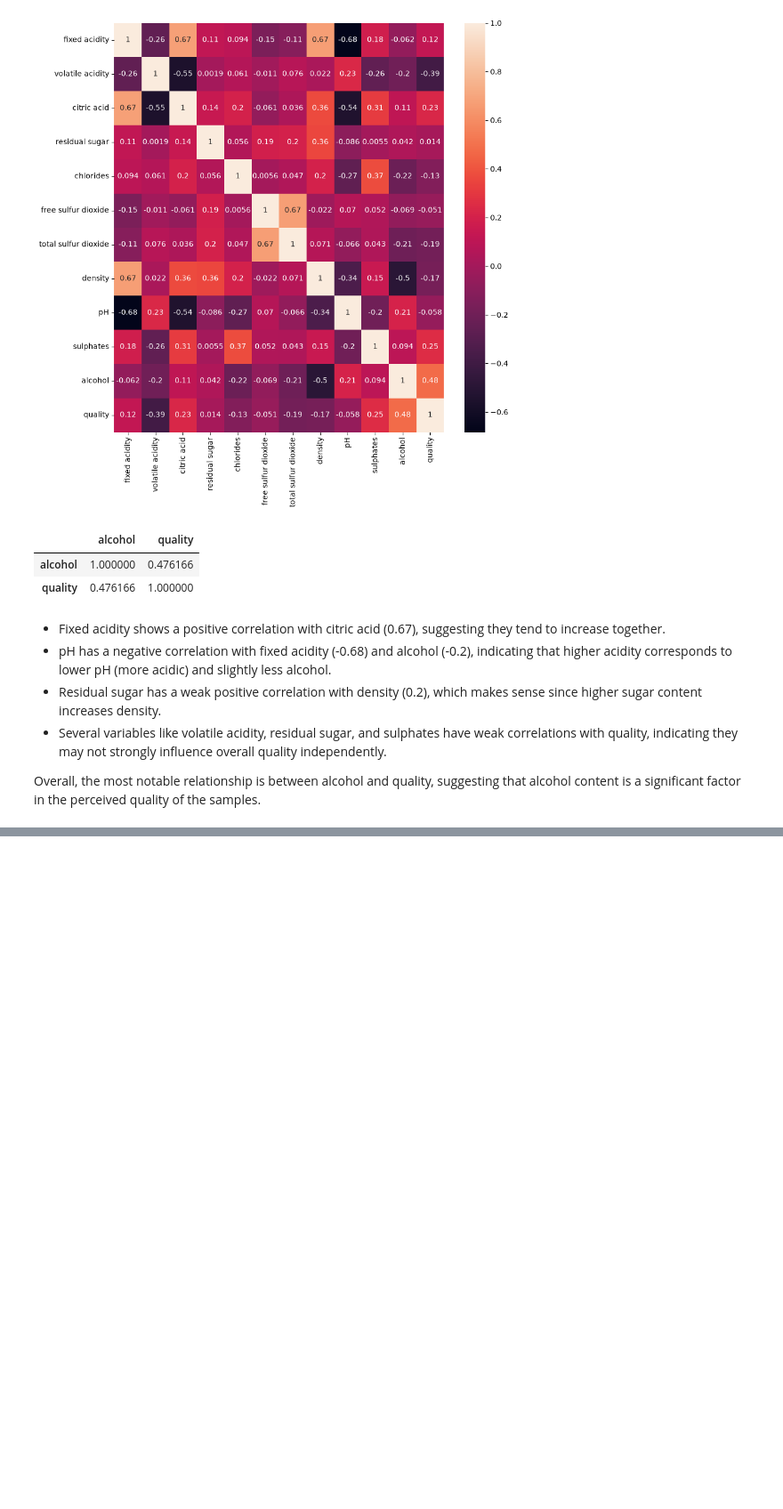
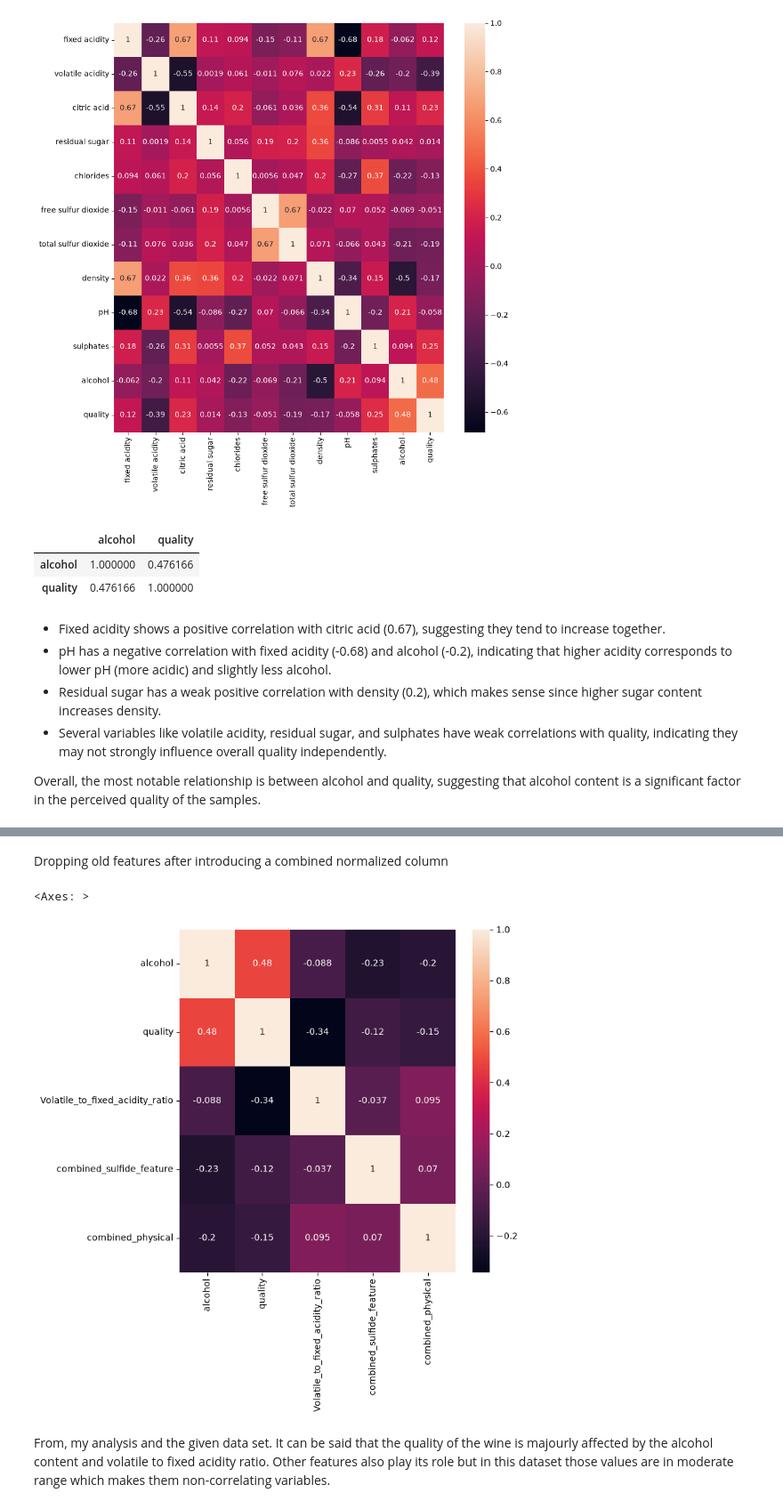
Before and after one commit to DipeshGhimire33/Data-Science-and-Machine-learning, a Jupyter notebook: Miniprojects/Wine_quality/wine_quality_EDA.ipynb, the cells around one changed output, grey strips where cells are left out. Shown at 89% size. Saved outputs shown, nothing was run; the diff lists cells and outputs as text; code cells hidden in the pictures; blank space fills up the shorter version.

Commit message:
Wine Quality Eda

```diff
--- a/Miniprojects/Wine_quality/wine_quality_EDA.ipynb
+++ b/Miniprojects/Wine_quality/wine_quality_EDA.ipynb
@@ -57,0 +89,37 @@ Overall, the most notable relationship is between alcohol and quality, suggestin
+# %%
+# Equal weights
+df['combined_sulfide_feature'] = (
+    ((df['chlorides'] - 0.01) / (0.15 - 0.01))+
+    ((df['sulphates'] - 0.3) / (1.2 - 0.3)) +
+    ((df['total sulfur dioxide'] - 1) / (80 - 1))
+) / 3
+# %% [markdown]
+Dropping old features after introducing a combined normalized column
+# %%
+df.drop(columns = ["chlorides","total sulfur dioxide","sulphates"],inplace =True)
+# %%
+# Keep only residual sugar, density, and pH
+features = ['residual sugar', 'density', 'pH']
+
+for feature in features:
+    min_val = df[feature].min()
+    max_val = df[feature].max()
+    df[f'{feature}_norm'] = (df[feature] - min_val) / (max_val - min_val)
+
+# Optionally, create a combined feature
+df['combined_physical'] = (
+    df['residual sugar_norm'] +
+    df['density_norm'] +
+    df['pH_norm']
+) / 3
+# %%
+df.drop(columns = ['residual sugar', 'density', 'pH','residual sugar_norm', 'density_norm', 'pH_norm'],inplace =True)
+# %%
+corr = df.corr()
+plt.figure(figsize=(7,7))
+sns.heatmap(corr,annot= True)
+# %% [output]
+<Axes: >
+[figure, added]
+# %% [markdown]
+From, my analysis and the given data set. It can be said that the quality of the wine is majourly affected by the alcohol content and volatile to fixed acidity ratio. Other features also play its role but in this dataset those values are in moderate range which makes them non-correlating variables.
```
Also changed, not shown: parts of 9 cells of this notebook.
